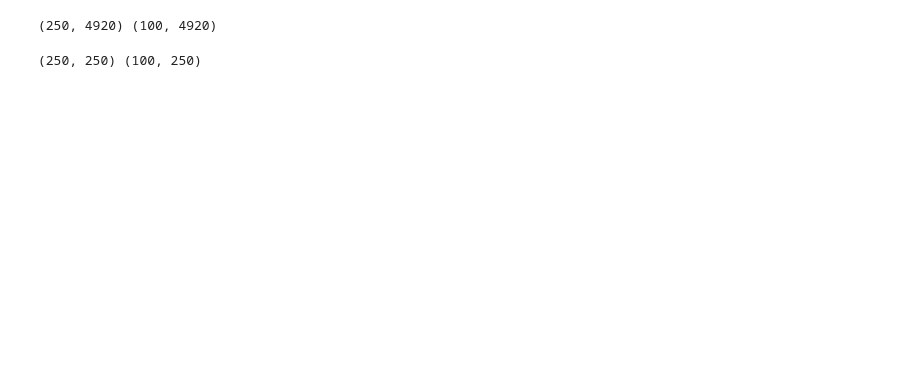
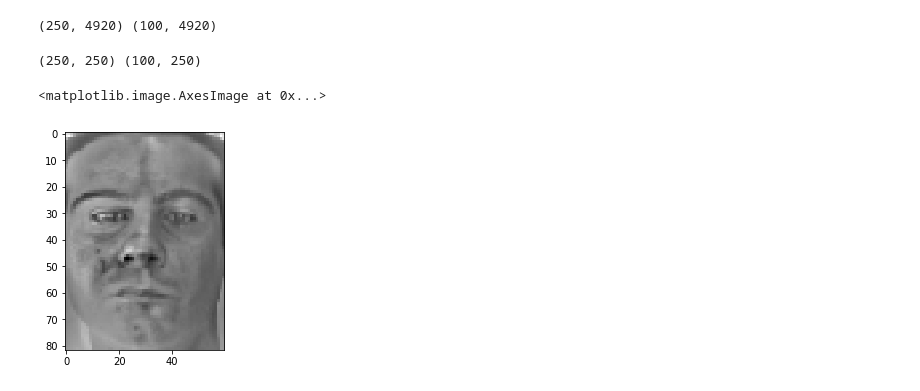
Before and after one commit to lukaszarczynski/data_mining, a Jupyter notebook: L7/zad5.ipynb, the cells around one changed output. Saved outputs shown, nothing was run; the diff lists cells and outputs as text; code cells hidden in the pictures; blank space fills up the shorter version.

```diff
--- a/L7/zad5.ipynb
+++ b/L7/zad5.ipynb
@@ -10,6 +14,8 @@ from L7.face_recognition import FaceRecognition
 training_images = scipy.io.loadmat('L7/data/ReducedImagesForTraining.mat')["images"].T
 testing_images = scipy.io.loadmat('L7/data/ReducedImagesForTesting.mat')["images"].T
 print(training_images.shape, testing_images.shape)
+training_images_standardized = PCA.standardize(training_images)
+testing_images_standardized = PCA.standardize(testing_images)
 # %% [output]
 (250, 4920) (100, 4920)
 # %%
@@ -20,3 +26,10 @@ testing_images_pca = pca.transform(testing_images)
 print(training_images_pca.shape, testing_images_pca.shape)
 # %% [output]
 (250, 250) (100, 250)
+# %%
+image = testing_images_standardized[0]
+image_reshaped = image.reshape([60, 82]).T
+imshow(image_reshaped, cmap="gray")
+# %% [output]
+<matplotlib.image.AxesImage at 0x...>
+[figure, added]
```
Also changed, not shown: parts of 15 cells of this notebook, 1 other file.
